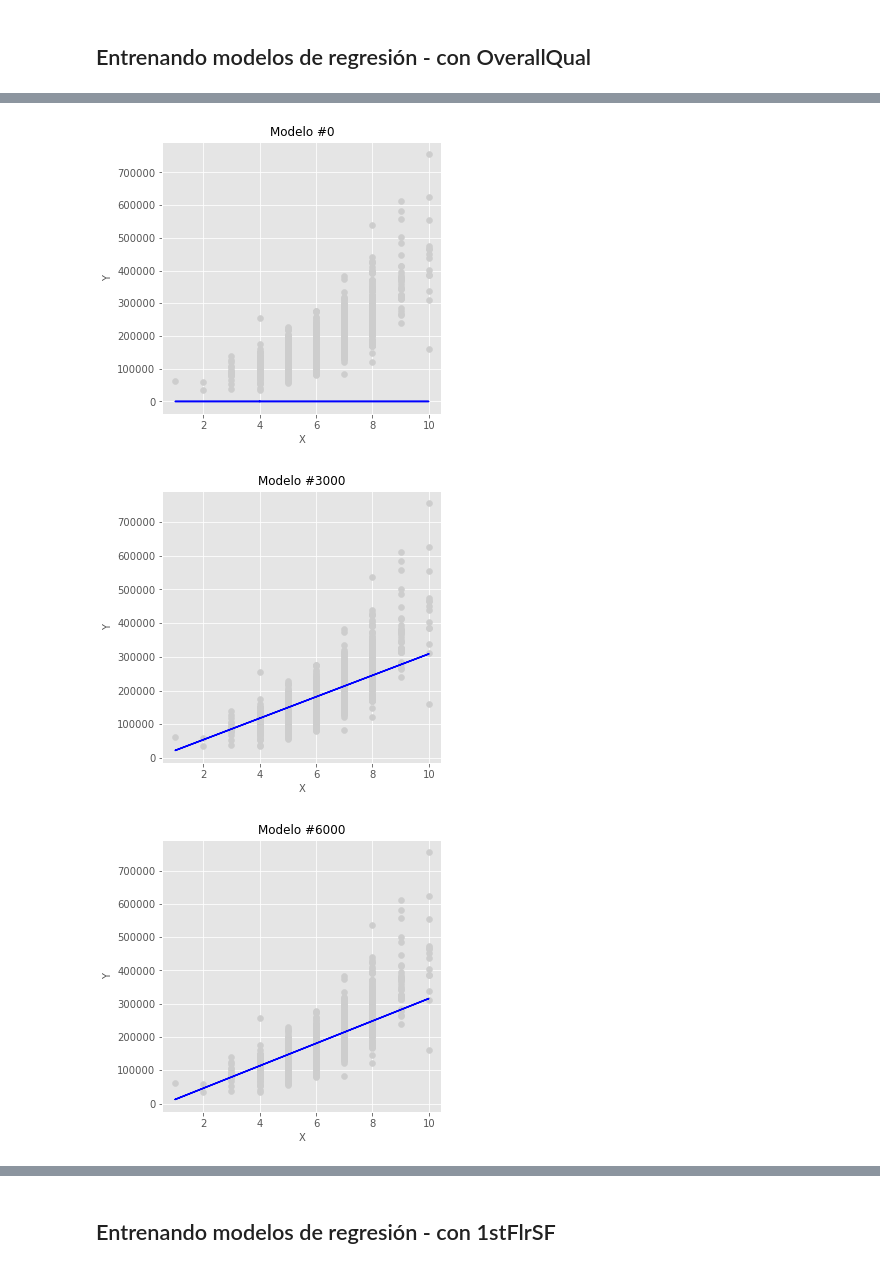
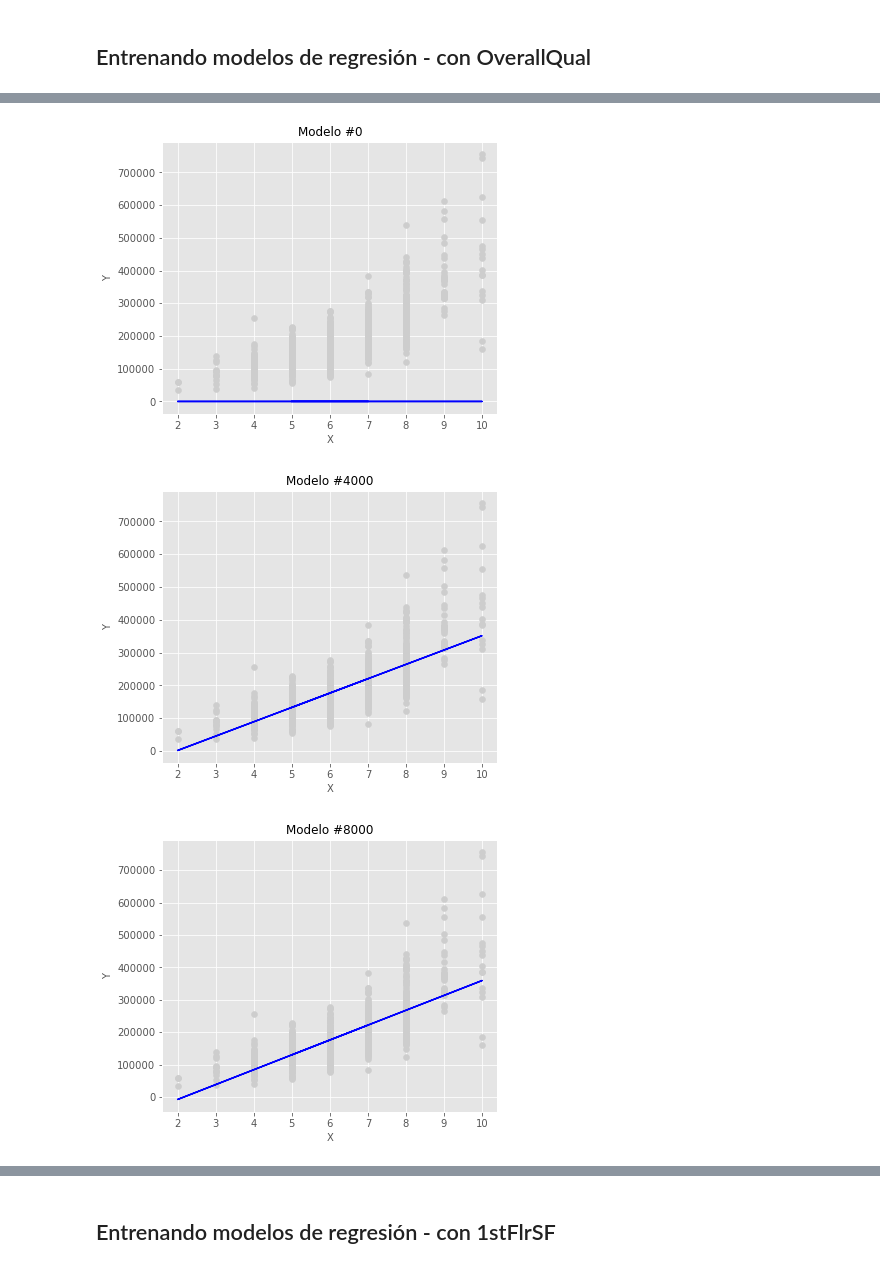
Before and after one commit to ramonescobar/final_project, a Jupyter notebook: Proyecto Final.ipynb, the cells around one changed output, grey strips where cells are left out. Cells and saved outputs as stored; diff of their text form; code cells hidden in the pictures.

```diff
--- a/Proyecto Final.ipynb
+++ b/Proyecto Final.ipynb
@@ -113,8 +124,13 @@ Basado en esta información, OverallQual 1stFlrFS son las candidatas a ser las v
 # %%
 class univ_linear_reg():
     def __init__(self, x, y, epochs = 1000, imprimir_error_cada=100, learning_rate = 0.001 ):
+
+        self.imprimir_error_cada = imprimir_error_cada
+        self.epochs = epochs
+        self.learning_rate = learning_rate
         self.x_original = x
         self.vect_ones = np.ones_like(x).reshape(-1,1)
+
         self.xr = np.reshape(x,(-1,1))
         self.xr = np.hstack([self.xr,self.vect_ones])
         self.yr = np.reshape(y, (-1,1))
@@ -122,44 +138,47 @@ class univ_linear_reg():
         #inicializando betas
         self.b0 = 0
         self.b1 = 1
+
         self.betas = np.array([[self.b1],[self.b0]])
 
         #inicilizando almacenamiento de errores y modelo
         self.errors = []
         self.models = {}
 
-        for i in range(0, epochs):
+        for i in range(0, self.epochs):
             #Predicciones
-            self.y_pred = np.dot(self.xr, self.betas)
+            self.y_pred = np.matmul(self.xr, self.betas)
 
             #Calculo del error
-            self.e = 1/(2*self.yr.shape[0]) * sum((self.yr - self.y_pred)**2)
-            self.errors.append(self.e[0])
+            self.e = 1/(2*self.yr.shape[0]) * np.sum((self.yr - self.y_pred)**2)
+            self.errors.append(self.e)
 
             #calculando gradientes
-            self.gradient = 1/self.yr.shape[0]*sum((self.y_pred - self.yr)*self.xr)
-            self.mult_gradient = (learning_rate*self.gradient)
+            self.gradient = (1/self.yr.shape[0]) * sum((self.y_pred - self.yr)*self.xr)
+            self.mult_gradient = (self.learning_rate*self.gradient)
             self.mult_gradient = self.mult_gradient.reshape((-1,1))
 
             #Actualizando Betas
             self.betas = self.betas - self.mult_gradient
+
             self.models[i] = [self.betas, self.y_pred, self.yr, self.x_original]
 
             #Imprimiendo resultados cada n veces
-            if i%imprimir_error_cada==0:
+            if i%self.imprimir_error_cada==0:
                 print('Iteración: ', i)
-                print('Error: ',self.e[0])
+                print('Error: ',self.e)
                 print("")
 
     def trained_models(self):
         return self.models , np.array(self.errors)
 
     def predictions(self, x_rp):
-        self.vect_ones_xp = np.ones_like(x_rp).reshape(-1,1)
-        self.xp = np.reshape(x_rp,(-1,1))
+        self.x_rp = x_rp
+        self.vect_ones_xp = np.ones_like(self.x_rp).reshape(-1,1)
+        self.xp = np.reshape(self.x_rp,(-1,1))
         self.xp = np.hstack([self.xp,self.vect_ones_xp])
 
-        self.yp = np.dot(self.xp, self.betas)
+        self.yp = np.matmul(self.xp, self.betas)
         return self.yp
 
     @staticmethod
@@ -169,7 +188,7 @@ class univ_linear_reg():
 
     @staticmethod
     def error_plot(errors):
-        plt.figure(figsize = (7,3))
+        plt.figure(figsize = (6,3))
         plt.plot(errors)
         plt.title("Errores del modelo", fontsize = 12)
         plt.xlabel("Epoch", fontsize = 10)
@@ -182,7 +201,7 @@ class univ_linear_reg():
     def model_plot(models_t,n):
         for k in models_t.keys():
             if k%n == 0:
-                plt.figure(figsize = (5,5))
+                plt.figure(figsize = (6,5))
                 plt.scatter(x = models_t[k][3], y = models_t[k][2], color = '#CDCDCD')
                 plt.plot(models_t[k][3],  models_t[k][1], linestyle ='solid', color ='b')
                 plt.title("Modelo #"+str(k), fontsize = 12)
@@ -196,13 +215,10 @@ class univ_linear_reg():
     def model_comparative(model1, model2 , x):
         #predicciones del modelo propio
         result_m1 = model1.predictions(x)
-
         #predicciones de sklearn
         result_m2 = model2.predict(x.reshape(-1,1))
-
         #promedio de ambos modelos
         avg_result = (result_m1 + result_m2)/2
-
         return result_m1, result_m2, avg_result
 
     @staticmethod
@@ -214,7 +230,6 @@ class univ_linear_reg():
             i +=1
             e_modelos.append(univ_linear_reg.error_predictions(r, np.array(test['SalePrice'])))
             labels.append('Modelo'+str(i) + '\n'+str(round(univ_linear_reg.error_predictions(r, np.array(test['SalePrice'])),0)))
-
         fig, ax = plt.subplots()
         ax.bar(labels, e_modelos)
         fig.tight_layout()
@@ -224,7 +239,7 @@ class univ_linear_reg():
 # %%
 m1 = univ_linear_reg(train_OverallQual,
                      train_SalePrice,
-                     15001,1500,0.001)
+                     20001,4000,0.01)
 m1_modelos, m1_errores = m1.trained_models()
 # %% [output]
 Iteración:  0
@@ -251,6 +266,6 @@ univ_linear_reg.error_plot(m1_errores)
 # %%
-univ_linear_reg.model_plot(m1_modelos, 3000)
+univ_linear_reg.model_plot(m1_modelos, 4000)
 # %% [output]
-[figure, old version]
+[figure, new version]
-[figure, old version]
+[figure, new version]
-[figure, old version]
+[figure, new version]
```
Also changed, not shown: parts of 21 cells of this notebook, 1 other file.
